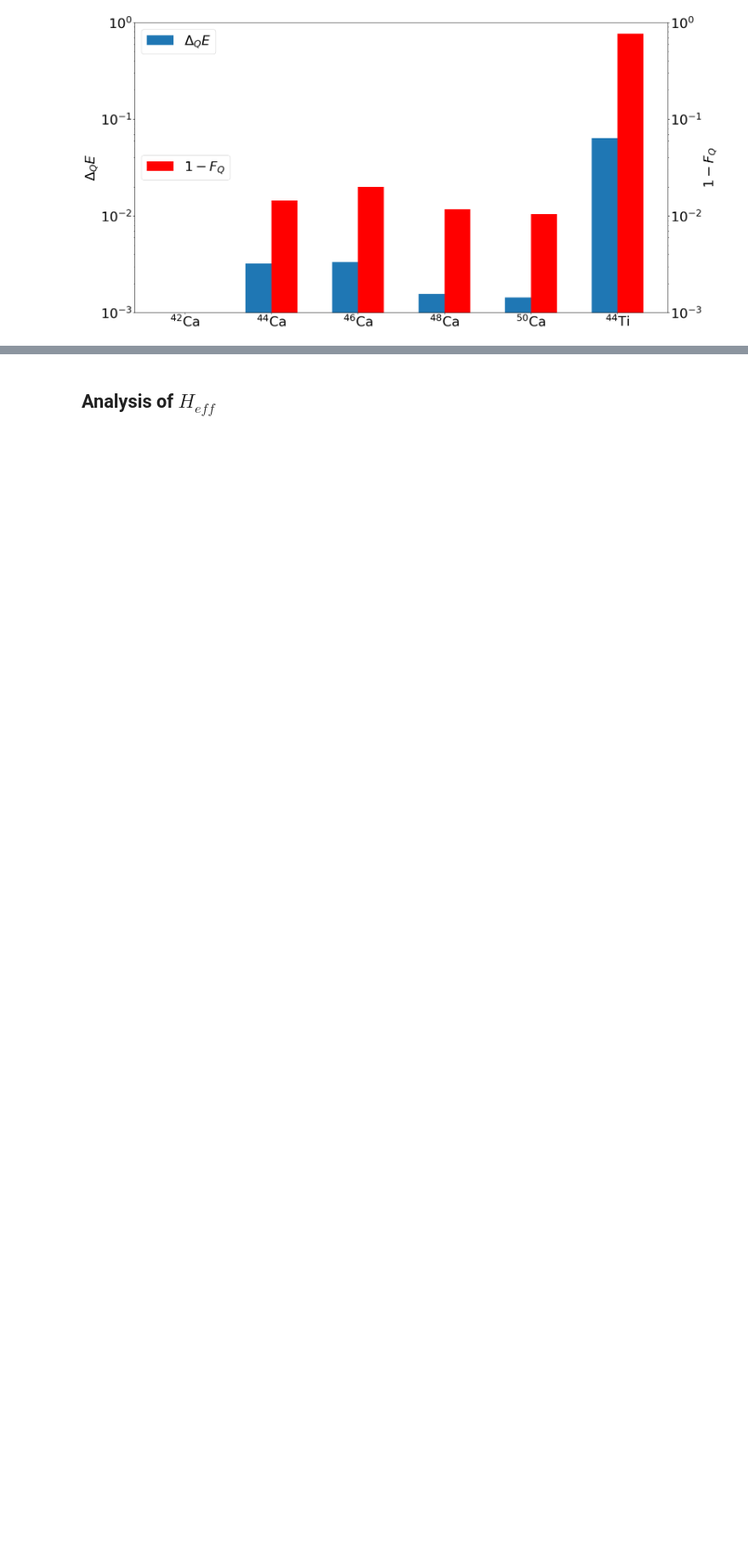
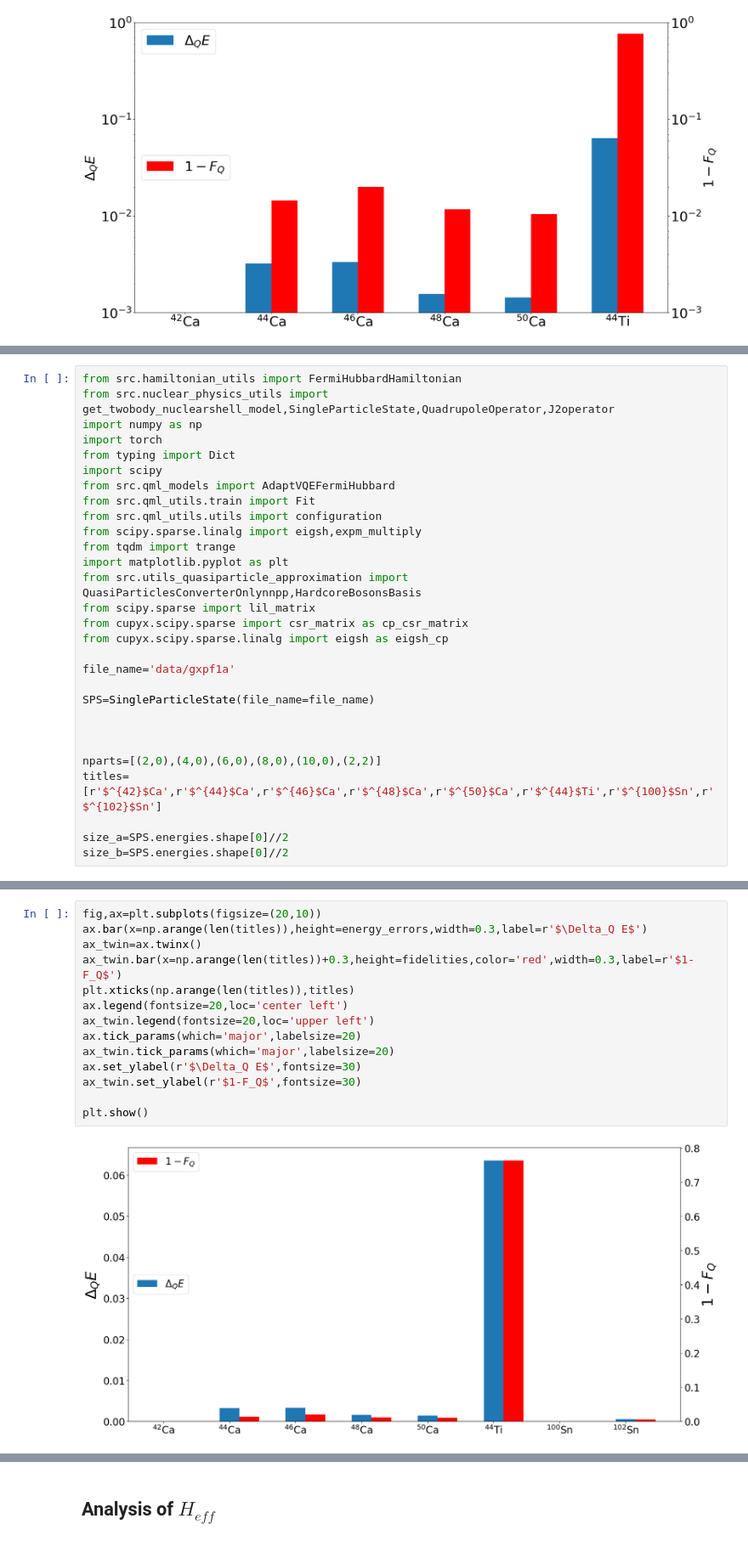
Before and after one commit to emacosta95/2nd_qa4nsm, a Jupyter notebook: AnalysisQHQ.ipynb, the cells around one changed output, grey strips where cells are left out. Shown at 85% size. Drawn from its saved outputs; the diff is of its cells as text; blank space fills up the shorter version.

```diff
--- a/AnalysisQHQ.ipynb
+++ b/AnalysisQHQ.ipynb
@@ -889,0 +894,29 @@ plt.show()
+# %%
+from src.hamiltonian_utils import FermiHubbardHamiltonian
+from src.nuclear_physics_utils import get_twobody_nuclearshell_model,SingleParticleState,QuadrupoleOperator,J2operator
+import numpy as np
+import torch
+from typing import Dict
+import scipy
+from src.qml_models import AdaptVQEFermiHubbard
+from src.qml_utils.train import Fit
+from src.qml_utils.utils import configuration
+from scipy.sparse.linalg import eigsh,expm_multiply
+from tqdm import trange
+import matplotlib.pyplot as plt
+from src.utils_quasiparticle_approximation import QuasiParticlesConverterOnlynnpp,HardcoreBosonsBasis
+from scipy.sparse import lil_matrix
+from cupyx.scipy.sparse import csr_matrix as cp_csr_matrix
+from cupyx.scipy.sparse.linalg import eigsh as eigsh_cp
+
+file_name='data/gxpf1a'
+
+SPS=SingleParticleState(file_name=file_name)
+
+
+
+nparts=[(2,0),(4,0),(6,0),(8,0),(10,0),(2,2)]
+titles=[r'$^{42}$Ca',r'$^{44}$Ca',r'$^{46}$Ca',r'$^{48}$Ca',r'$^{50}$Ca',r'$^{44}$Ti',r'$^{100}$Sn',r'$^{102}$Sn']
+
+size_a=SPS.energies.shape[0]//2
+size_b=SPS.energies.shape[0]//2
@@ -889,0 +1043,16 @@ plt.show()
+# %%
+fig,ax=plt.subplots(figsize=(20,10))
+ax.bar(x=np.arange(len(titles)),height=energy_errors,width=0.3,label=r'$\Delta_Q E$')
+ax_twin=ax.twinx()
+ax_twin.bar(x=np.arange(len(titles))+0.3,height=fidelities,color='red',width=0.3,label=r'$1-F_Q$')
+plt.xticks(np.arange(len(titles)),titles)
+ax.legend(fontsize=20,loc='center left')
+ax_twin.legend(fontsize=20,loc='upper left')
+ax.tick_params(which='major',labelsize=20)
+ax_twin.tick_params(which='major',labelsize=20)
+ax.set_ylabel(r'$\Delta_Q E$',fontsize=30)
+ax_twin.set_ylabel(r'$1-F_Q$',fontsize=30)
+
+plt.show()
+# %% [output]
+[figure, added]
```
Also changed, not shown: parts of 13 cells of this notebook, 7 other files.
